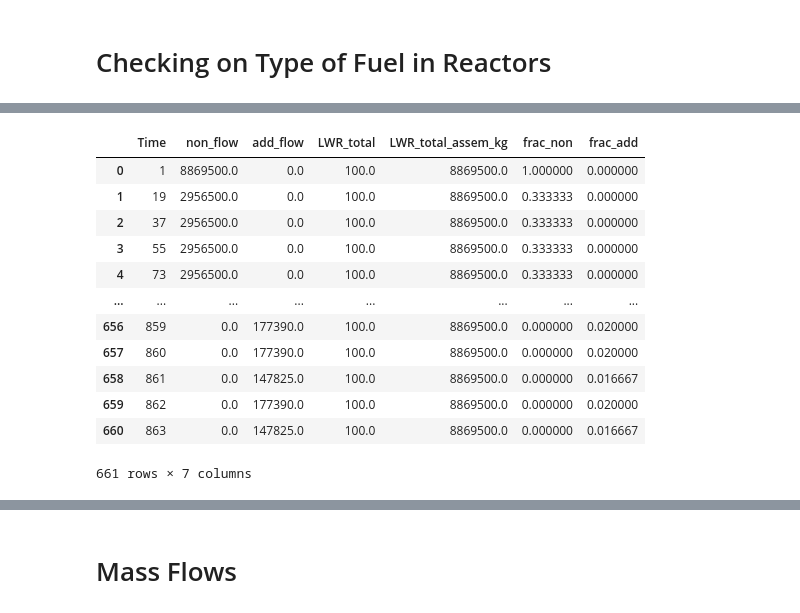
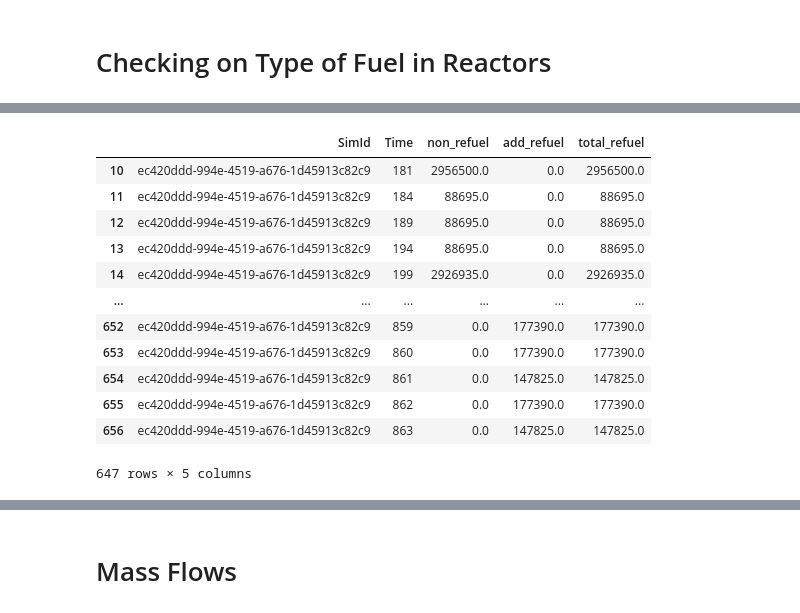
Before and after one commit to opotowsky/EG01_OPRA, a Jupyter notebook: testing_EG01.ipynb, the cells around one changed output, grey strips where cells are left out. Saved outputs shown, nothing was run; the diff lists cells and outputs as text; code cells hidden in the pictures.

```diff
--- a/testing_EG01.ipynb
+++ b/testing_EG01.ipynb
@@ -42,15 +42,17 @@ def rxtr_enter_exit_total(evaluator):
     return comm_decomm[['Time', 'LWR_total']]
 # %%
 def fuel_quant(evaler):
+
     transactions = evaler.eval('TransactionQuantity').sort_values(by='TimeCreated')
     transactions = transactions.rename(columns={'TimeCreated':'Time'})
-    transactions['non_total'] = transactions.loc[transactions['Commodity'] == 'UOX_NoAdditive']['Quantity'].cumsum()
-    transactions['add_total'] = transactions.loc[transactions['Commodity'] == 'UOX_Additive']['Quantity'].cumsum()
+    non = transactions.loc[transactions['Commodity'] == 'UOX_NoAdditive'][['Time', 'Quantity']]
+    add = transactions.loc[transactions['Commodity'] == 'UOX_Additive'][['Time', 'Quantity']]
 
-    fuel = pd.DataFrame({'non_fuel' : transactions[['Time', 'non_total']].groupby(['Time']).sum()['non_total'],
-                         'add_fuel' : transactions[['Time', 'add_total']].groupby(['Time']).sum()['add_total']}).reset_index()
-    #.fillna(0)
-    fuel['total_fuel'] = fuel['non_total'] + fuel['add_total']
-    #fuel.fillna(method='ffill', inplace=True)
+    fuel = evaler.eval('TimeList').rename(columns={'TimeStep':'Time'})
+    fuel['non_refuel'] = non.groupby(['Time']).sum()['Quantity']
+    fuel['add_refuel'] = add.groupby(['Time']).sum()['Quantity']
+    fuel.fillna(0, inplace=True)
+    fuel['total_refuel'] = fuel['non_refuel'] + fuel['add_refuel']
+    fuel = fuel.loc[fuel['total_refuel'] > 0].reset_index(drop=True)
 
     return fuel
@@ -78,30 +90,16 @@ fuels
-# %%
-assem_core = 3
-assem_size = 29565
-
-f = fuels.merge(rxtrs, on='Time', how='outer', sort=True)
-f['LWR_total'] = f[['LWR_total']].fillna(method='ffill')
-f.drop(0, inplace=True)
-f.reset_index(drop=True, inplace=True)
-
-# this will need to be per LWR type in the future (but not SFR because it only gets recycled?)
-f['LWR_total_assem_kg'] = assem_core * assem_size * f['LWR_total']
-
-
-f['frac_non'] = f['non_flow'] / f['LWR_total_assem_kg']
-f['frac_add'] = f['add_flow'] / f['LWR_total_assem_kg']
-f
-# %% [output]
-|  | Time | non_flow | add_flow | LWR_total | LWR_total_assem_kg | frac_non | frac_add |
-| 0 | 1 | 8869500.0 | 0.0 | 100.0 | 8869500.0 | 1.000000 | 0.000000 |
-| 1 | 19 | 2956500.0 | 0.0 | 100.0 | 8869500.0 | 0.333333 | 0.000000 |
-| 2 | 37 | 2956500.0 | 0.0 | 100.0 | 8869500.0 | 0.333333 | 0.000000 |
-| 3 | 55 | 2956500.0 | 0.0 | 100.0 | 8869500.0 | 0.333333 | 0.000000 |
-| 4 | 73 | 2956500.0 | 0.0 | 100.0 | 8869500.0 | 0.333333 | 0.000000 |
-| ... | ... | ... | ... | ... | ... | ... | ... |
-| 656 | 859 | 0.0 | 177390.0 | 100.0 | 8869500.0 | 0.000000 | 0.020000 |
-| 657 | 860 | 0.0 | 177390.0 | 100.0 | 8869500.0 | 0.000000 | 0.020000 |
-| 658 | 861 | 0.0 | 147825.0 | 100.0 | 8869500.0 | 0.000000 | 0.016667 |
-| 659 | 862 | 0.0 | 177390.0 | 100.0 | 8869500.0 | 0.000000 | 0.020000 |
-| 660 | 863 | 0.0 | 147825.0 | 100.0 | 8869500.0 | 0.000000 | 0.016667 |
-661 rows × 7 columns
+# %%
+fuels.loc[fuels['Time'] > 180]
+# %% [output]
+|  | SimId | Time | non_refuel | add_refuel | total_refuel |
+| 10 | ec420ddd-994e-4519-a676-1d45913c82c9 | 181 | 2956500.0 | 0.0 | 2956500.0 |
+| 11 | ec420ddd-994e-4519-a676-1d45913c82c9 | 184 | 88695.0 | 0.0 | 88695.0 |
+| 12 | ec420ddd-994e-4519-a676-1d45913c82c9 | 189 | 88695.0 | 0.0 | 88695.0 |
+| 13 | ec420ddd-994e-4519-a676-1d45913c82c9 | 194 | 88695.0 | 0.0 | 88695.0 |
+| 14 | ec420ddd-994e-4519-a676-1d45913c82c9 | 199 | 2926935.0 | 0.0 | 2926935.0 |
+| ... | ... | ... | ... | ... | ... |
+| 652 | ec420ddd-994e-4519-a676-1d45913c82c9 | 859 | 0.0 | 177390.0 | 177390.0 |
+| 653 | ec420ddd-994e-4519-a676-1d45913c82c9 | 860 | 0.0 | 177390.0 | 177390.0 |
+| 654 | ec420ddd-994e-4519-a676-1d45913c82c9 | 861 | 0.0 | 147825.0 | 147825.0 |
+| 655 | ec420ddd-994e-4519-a676-1d45913c82c9 | 862 | 0.0 | 177390.0 | 177390.0 |
+| 656 | ec420ddd-994e-4519-a676-1d45913c82c9 | 863 | 0.0 | 147825.0 | 147825.0 |
+647 rows × 5 columns
```
Also changed, not shown: parts of 8 cells of this notebook.
